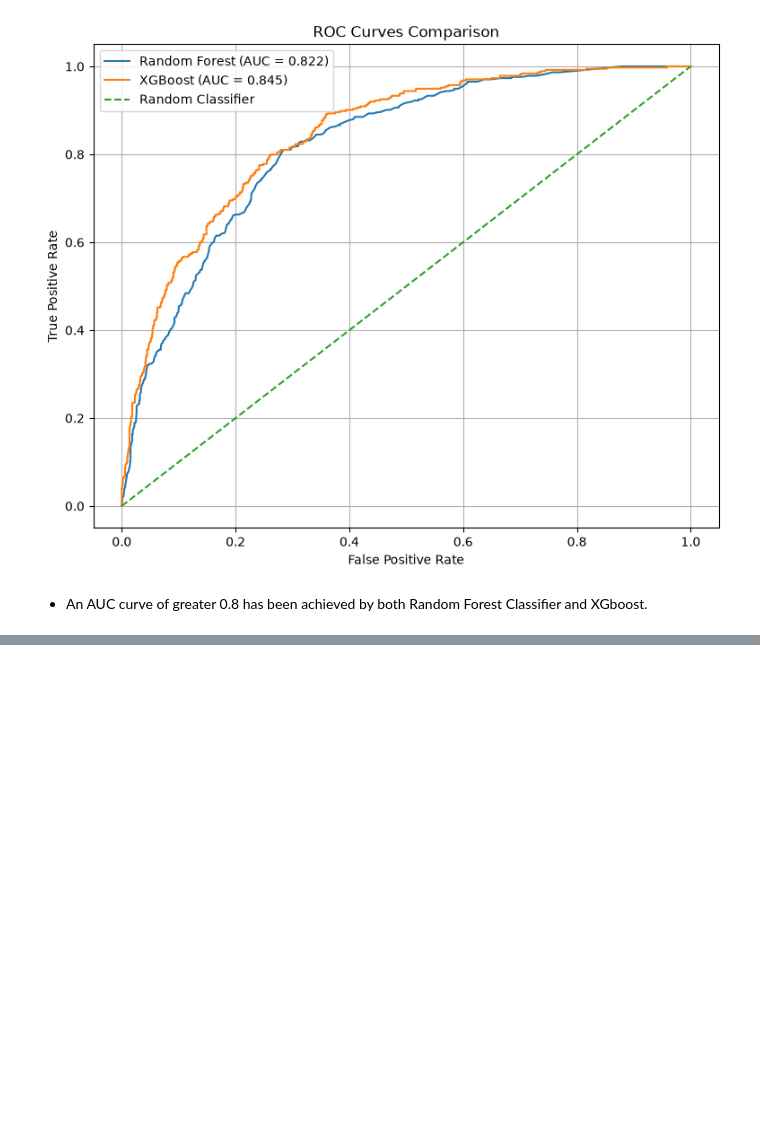
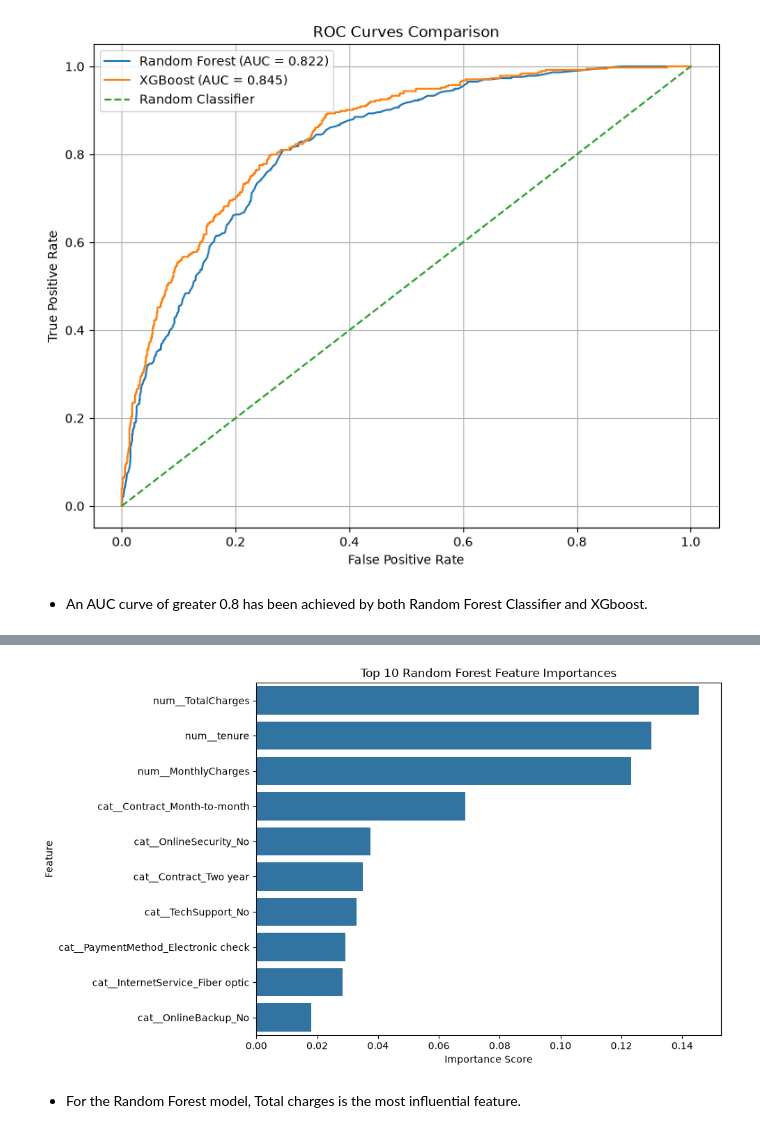
Before and after one commit to seelneas/Datheon_Machine_Learning_-_Data_Science_Internship, a Jupyter notebook: Predictive_Customer_Churn_Classifier/customer_churn.ipynb, the cells around one changed output, grey strips where cells are left out. Saved outputs shown, nothing was run; the diff lists cells and outputs as text; code cells hidden in the pictures; blank space fills up the shorter version.

Commit message:
feat: feature importance, save best model and update README.md

```diff
--- a/Predictive_Customer_Churn_Classifier/customer_churn.ipynb
+++ b/Predictive_Customer_Churn_Classifier/customer_churn.ipynb
@@ -464,0 +510,26 @@ plt.show()
+# %%
+# RANDOM FOREST
+# Get trained Random Forest classifier
+rf_classifier = rf_pipeline.named_steps['classifier']
+
+# Retrieve encoded feature names
+feature_names = rf_pipeline.named_steps[
+    'preprocessor'
+].get_feature_names_out()
+
+# Extract importance scores
+rf_importances = rf_classifier.feature_importances_
+
+# Create dataframe
+rf_feature_importance = pd.DataFrame({
+    'Feature': feature_names,
+    'Importance': rf_importances
+})
+
+# Sort and select top 10
+rf_top10 = rf_feature_importance.sort_values(
+    by='Importance',
+    ascending=False
+).head(10)
+
+print(rf_top10)
@@ -464,0 +548,19 @@ plt.show()
+# %%
+plt.figure(figsize=(10, 6))
+
+sns.barplot(
+    data=rf_top10,
+    x='Importance',
+    y='Feature'
+)
+
+plt.title('Top 10 Random Forest Feature Importances')
+plt.xlabel('Importance Score')
+plt.ylabel('Feature')
+
+plt.tight_layout()
+plt.show()
+# %% [output]
+[figure, added]
+# %% [markdown]
+- For the Random Forest model, Total charges is the most influential feature.
```
Also changed, not shown: parts of 11 cells of this notebook, 2 other files.
